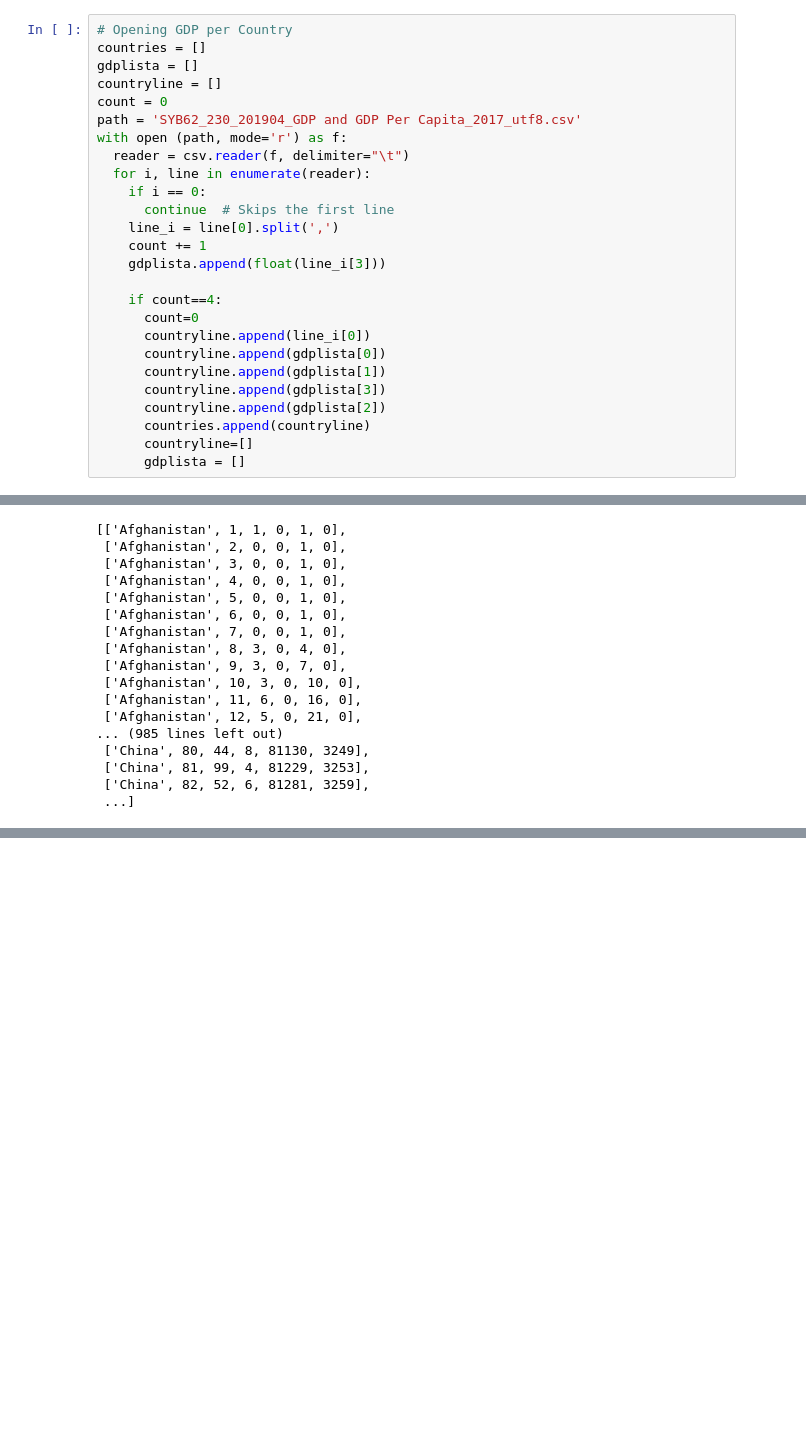
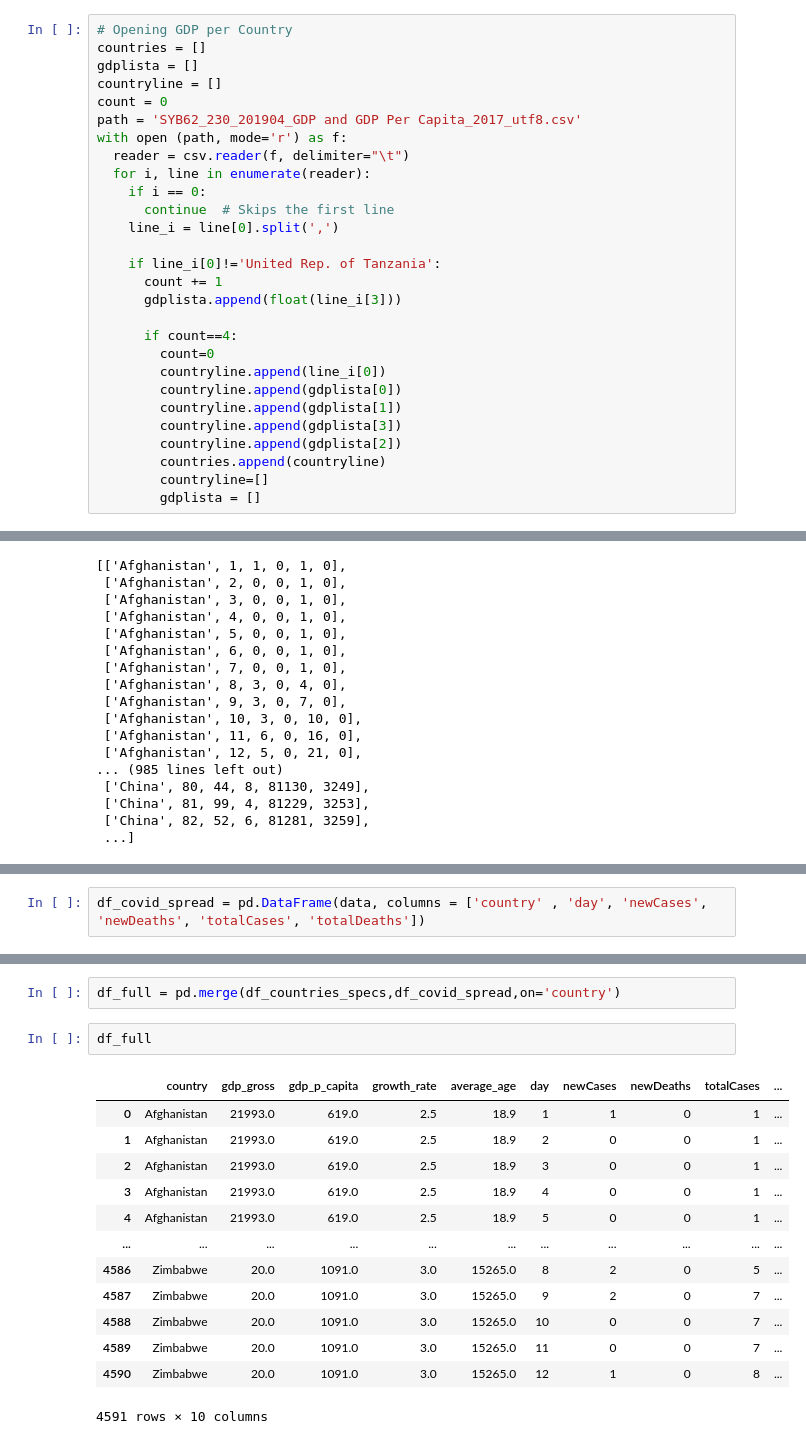
Before and after one commit to marcelounb/DeepLearning, a Jupyter notebook: Covid19.ipynb, the cells around one changed output, grey strips where cells are left out. Cells and saved outputs as stored; diff of their text form; blank space fills up the shorter version.

```diff
--- a/Covid19.ipynb
+++ b/Covid19.ipynb
@@ -24,19 +24,21 @@ with open (path, mode='r') as f:
     if i == 0:
       continue  # Skips the first line
     line_i = line[0].split(',')
-    count += 1
-    gdplista.append(float(line_i[3]))
 
-    if count==4:
-      count=0
-      countryline.append(line_i[0])
-      countryline.append(gdplista[0])
-      countryline.append(gdplista[1])
-      countryline.append(gdplista[3])
-      countryline.append(gdplista[2])
-      countries.append(countryline)
-      countryline=[]
-      gdplista = []
+    if line_i[0]!='United Rep. of Tanzania':
+      count += 1
+      gdplista.append(float(line_i[3]))
+
+      if count==4:
+        count=0
+        countryline.append(line_i[0])
+        countryline.append(gdplista[0])
+        countryline.append(gdplista[1])
+        countryline.append(gdplista[3])
+        countryline.append(gdplista[2])
+        countries.append(countryline)
+        countryline=[]
+        gdplista = []
 # %%
 countries  # Country, GDP Gross, GDP per capita, growth rate, average age
 # %% [output]
@@ -123,0 +124,2 @@ df_covid_spread = pd.DataFrame(countries, columns = ['Country' , 'Day', 'NewCase
+# %%
+df_covid_spread = pd.DataFrame(data, columns = ['country' , 'day', 'newCases', 'newDeaths', 'totalCases', 'totalDeaths'])
@@ -123,0 +135,18 @@ df_covid_spread = pd.DataFrame(countries, columns = ['Country' , 'Day', 'NewCase
+# %%
+df_full = pd.merge(df_countries_specs,df_covid_spread,on='country')
+# %%
+df_full
+# %% [output]
+|  | country | gdp_gross | gdp_p_capita | growth_rate | average_age | day | newCases | newDeaths | totalCases | ... |
+| 0 | Afghanistan | 21993.0 | 619.0 | 2.5 | 18.9 | 1 | 1 | 0 | 1 | ... |
+| 1 | Afghanistan | 21993.0 | 619.0 | 2.5 | 18.9 | 2 | 0 | 0 | 1 | ... |
+| 2 | Afghanistan | 21993.0 | 619.0 | 2.5 | 18.9 | 3 | 0 | 0 | 1 | ... |
+| 3 | Afghanistan | 21993.0 | 619.0 | 2.5 | 18.9 | 4 | 0 | 0 | 1 | ... |
+| 4 | Afghanistan | 21993.0 | 619.0 | 2.5 | 18.9 | 5 | 0 | 0 | 1 | ... |
+| ... | ... | ... | ... | ... | ... | ... | ... | ... | ... | ... |
+| 4586 | Zimbabwe | 20.0 | 1091.0 | 3.0 | 15265.0 | 8 | 2 | 0 | 5 | ... |
+| 4587 | Zimbabwe | 20.0 | 1091.0 | 3.0 | 15265.0 | 9 | 2 | 0 | 7 | ... |
+| 4588 | Zimbabwe | 20.0 | 1091.0 | 3.0 | 15265.0 | 10 | 0 | 0 | 7 | ... |
+| 4589 | Zimbabwe | 20.0 | 1091.0 | 3.0 | 15265.0 | 11 | 0 | 0 | 7 | ... |
+| 4590 | Zimbabwe | 20.0 | 1091.0 | 3.0 | 15265.0 | 12 | 1 | 0 | 8 | ... |
+4591 rows × 10 columns
```
Also changed, not shown: parts of 10 cells of this notebook.
